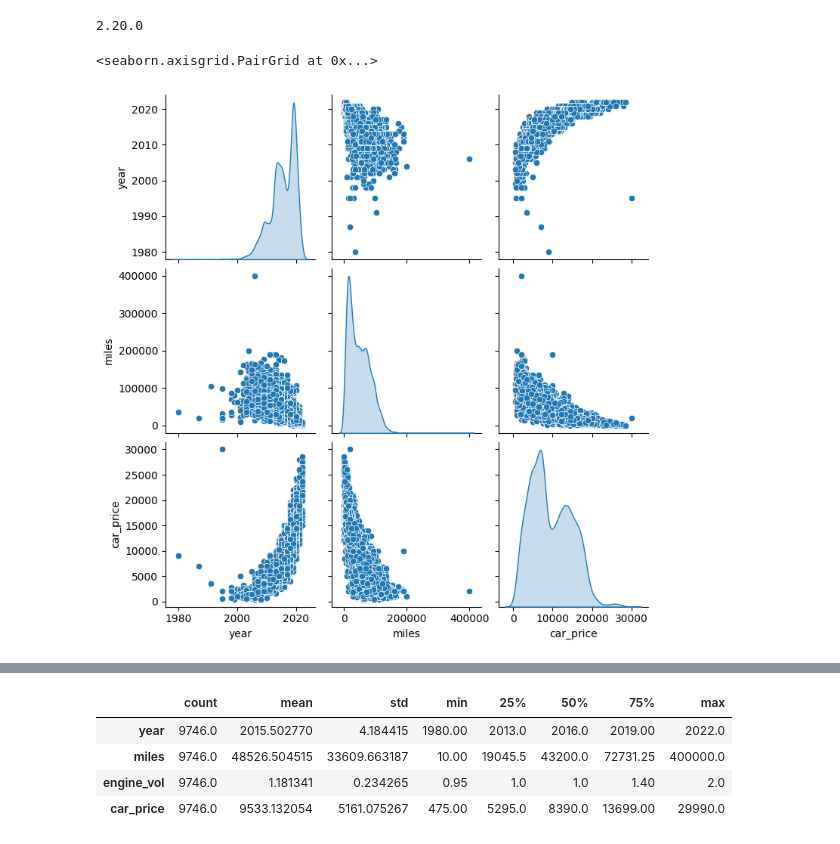
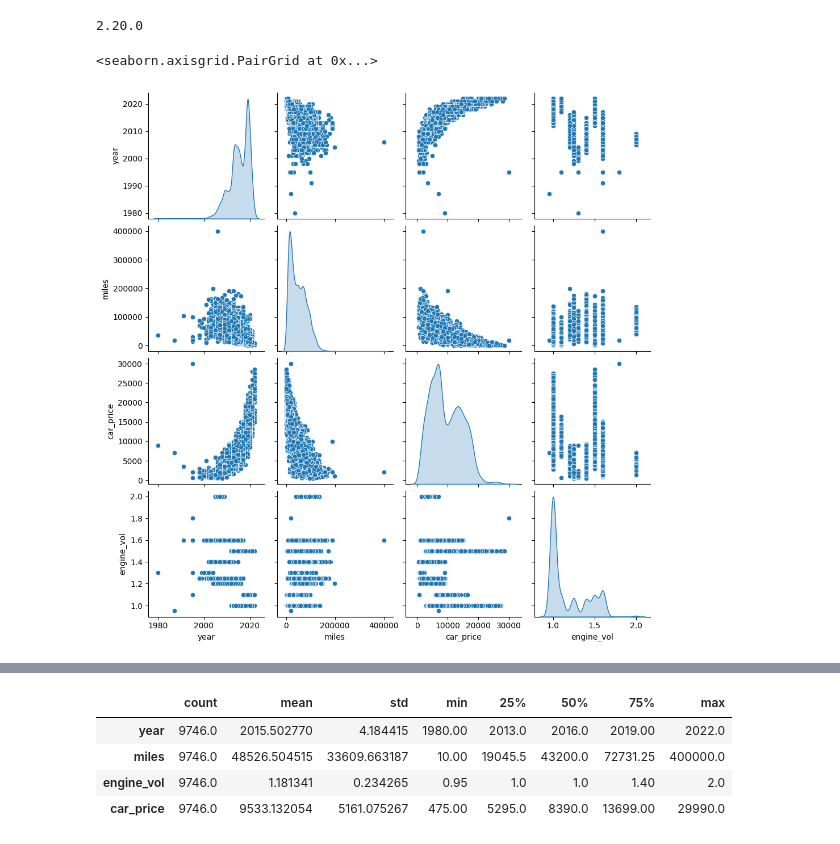
Before and after one commit to aevetts/cars, a Jupyter notebook: EDA.ipynb, the cells around one changed output, grey strips where cells are left out. Drawn from its saved outputs; the diff is of its cells as text; code cells hidden in the pictures.

```diff
--- a/EDA.ipynb
+++ b/EDA.ipynb
@@ -180,7 +198,7 @@ print(tf.__version__)
 # %% [output]
 2.20.0
 # %%
-sns.pairplot(traindata[['year', 'miles', 'car_price']], diag_kind='kde')
+sns.pairplot(traindata[['year', 'miles', 'car_price', 'engine_vol']], diag_kind='kde')
 # %% [output]
 <seaborn.axisgrid.PairGrid at 0x...>
-[figure, old version]
+[figure, new version]
```
Also changed, not shown: parts of 25 cells of this notebook.
